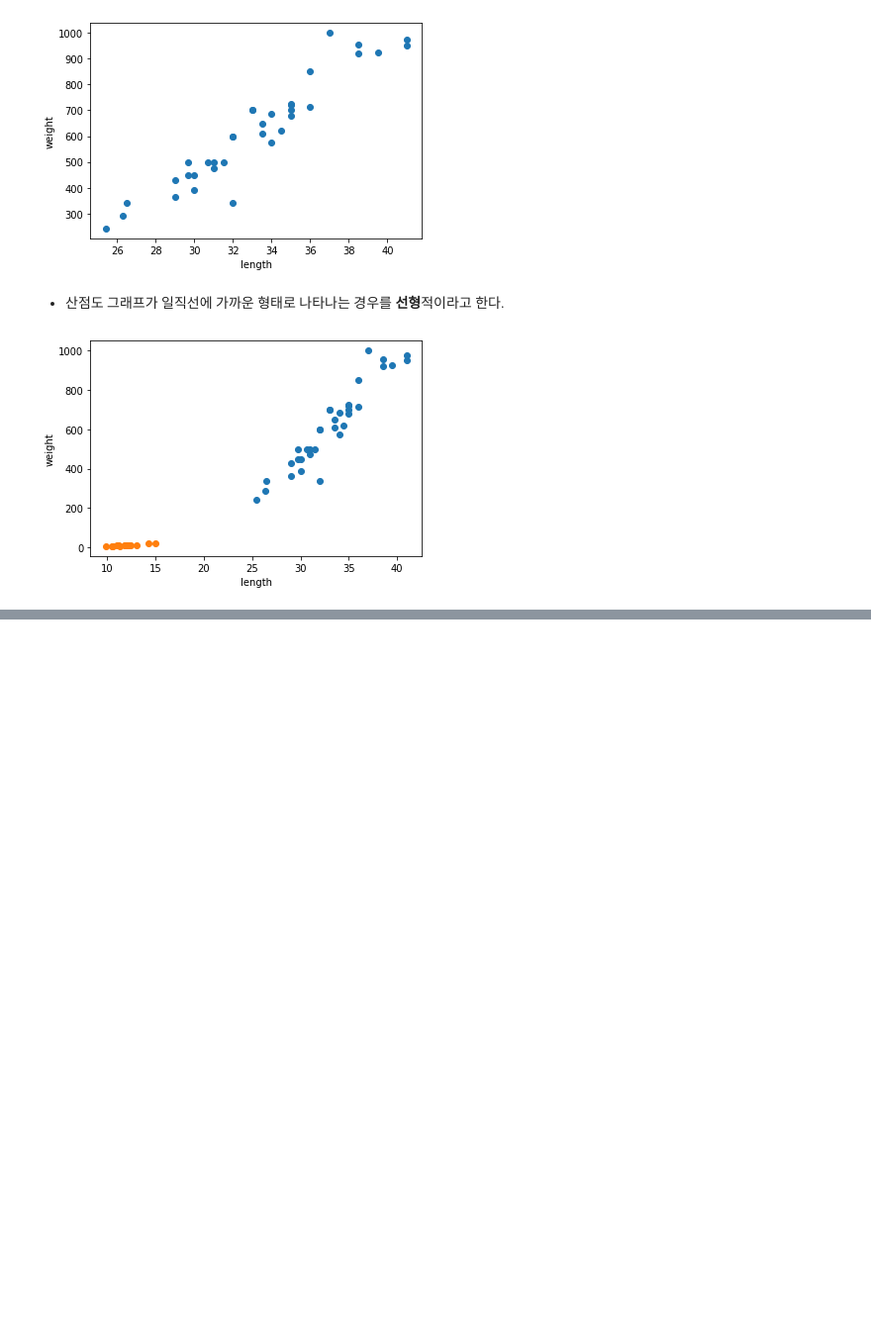
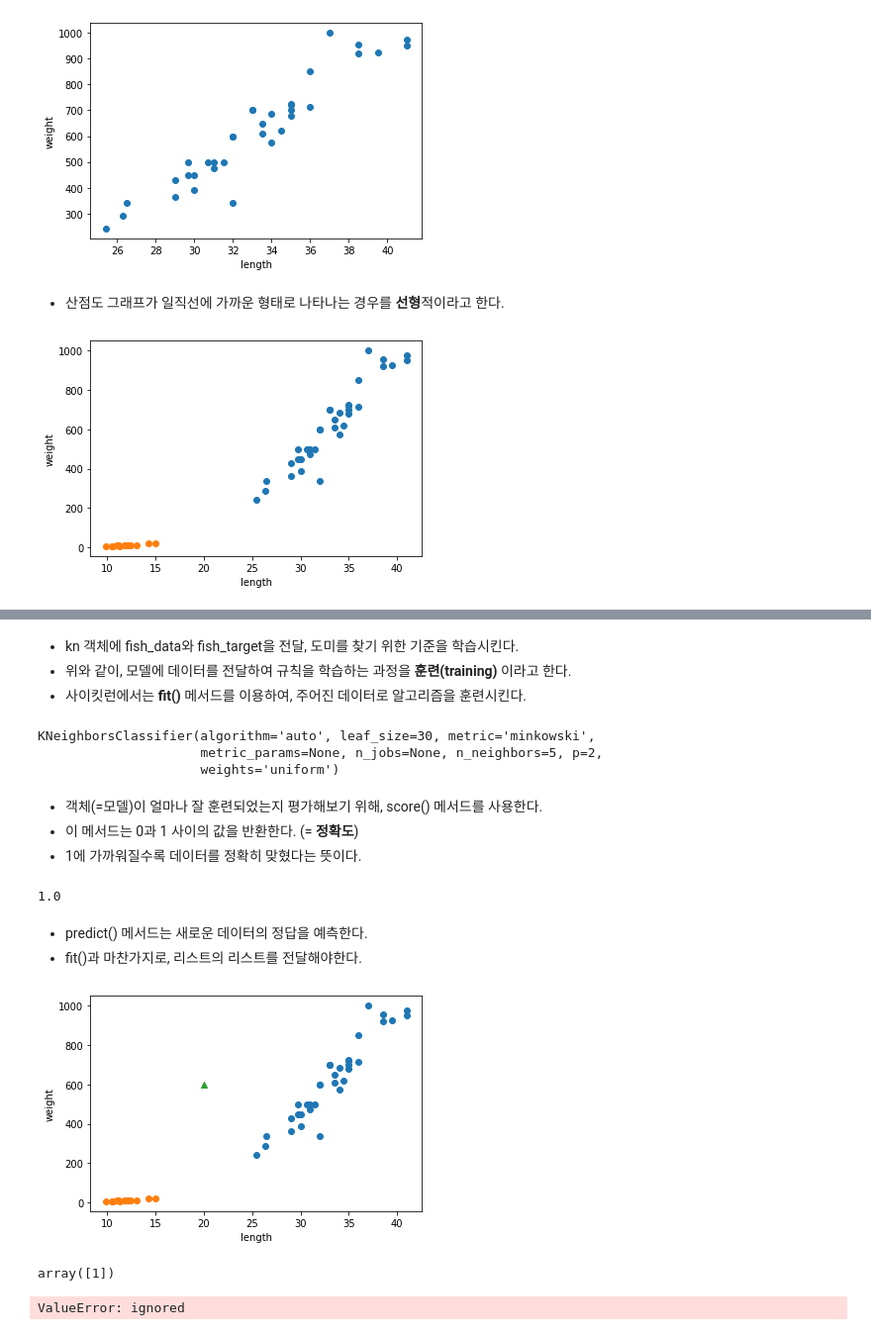
Before and after one commit to leenago/Self_studying, a Jupyter notebook: hongong_ML/혼자_공부하는_머신러닝_+_딥러닝_01_나의_첫_머신러닝.ipynb, the cells around one changed output, grey strips where cells are left out. Shown: that part at 99% size. Drawn from its saved outputs; the diff is of its cells as text; code cells hidden in the pictures; blank space fills up the shorter version.

```diff
--- a/hongong_ML/혼자_공부하는_머신러닝_+_딥러닝_01_나의_첫_머신러닝.ipynb
+++ b/hongong_ML/혼자_공부하는_머신러닝_+_딥러닝_01_나의_첫_머신러닝.ipynb
@@ -42,0 +177,39 @@ plt.show()
+# %% [markdown]
+- kn 객체에 fish_data와 fish_target을 전달, 도미를 찾기 위한 기준을 학습시킨다.
+- 위와 같이, 모델에 데이터를 전달하여 규칙을 학습하는 과정을 **훈련(training)** 이라고 한다.
+- 사이킷런에서는 **fit()** 메서드를 이용하여, 주어진 데이터로 알고리즘을 훈련시킨다.
+# %%
+kn.fit(fish_data, fish_target)
+# %% [output]
+KNeighborsClassifier(algorithm='auto', leaf_size=30, metric='minkowski',
+                     metric_params=None, n_jobs=None, n_neighbors=5, p=2,
+                     weights='uniform')
+# %% [markdown]
+- 객체(=모델)이 얼마나 잘 훈련되었는지 평가해보기 위해, score() 메서드를 사용한다.
+- 이 메서드는 0과 1 사이의 값을 반환한다. (= **정확도**)
+- 1에 가까워질수록 데이터를 정확히 맞혔다는 뜻이다.
+# %%
+kn.score(fish_data, fish_target)
+# %% [output]
+1.0
+# %% [markdown]
+- predict() 메서드는 새로운 데이터의 정답을 예측한다.
+- fit()과 마찬가지로, 리스트의 리스트를 전달해야한다.
+# %%
+plt.scatter(bream_length, bream_weight)
+plt.scatter(smelt_length, smelt_weight)
+plt.scatter(20,600, marker = '^')
+plt.xlabel('length')
+plt.ylabel('weight')
+plt.show()
+# %% [output]
+[figure, added]
+# %%
+kn.predict([[20,600]])
+# %% [output]
+array([1])
+# %%
+#리스트를 감싸지 않은 경우
+kn.predict([20,600])
+# %% [output]
+ValueError: ignored
```
Also changed, not shown: parts of 19 cells of this notebook.
